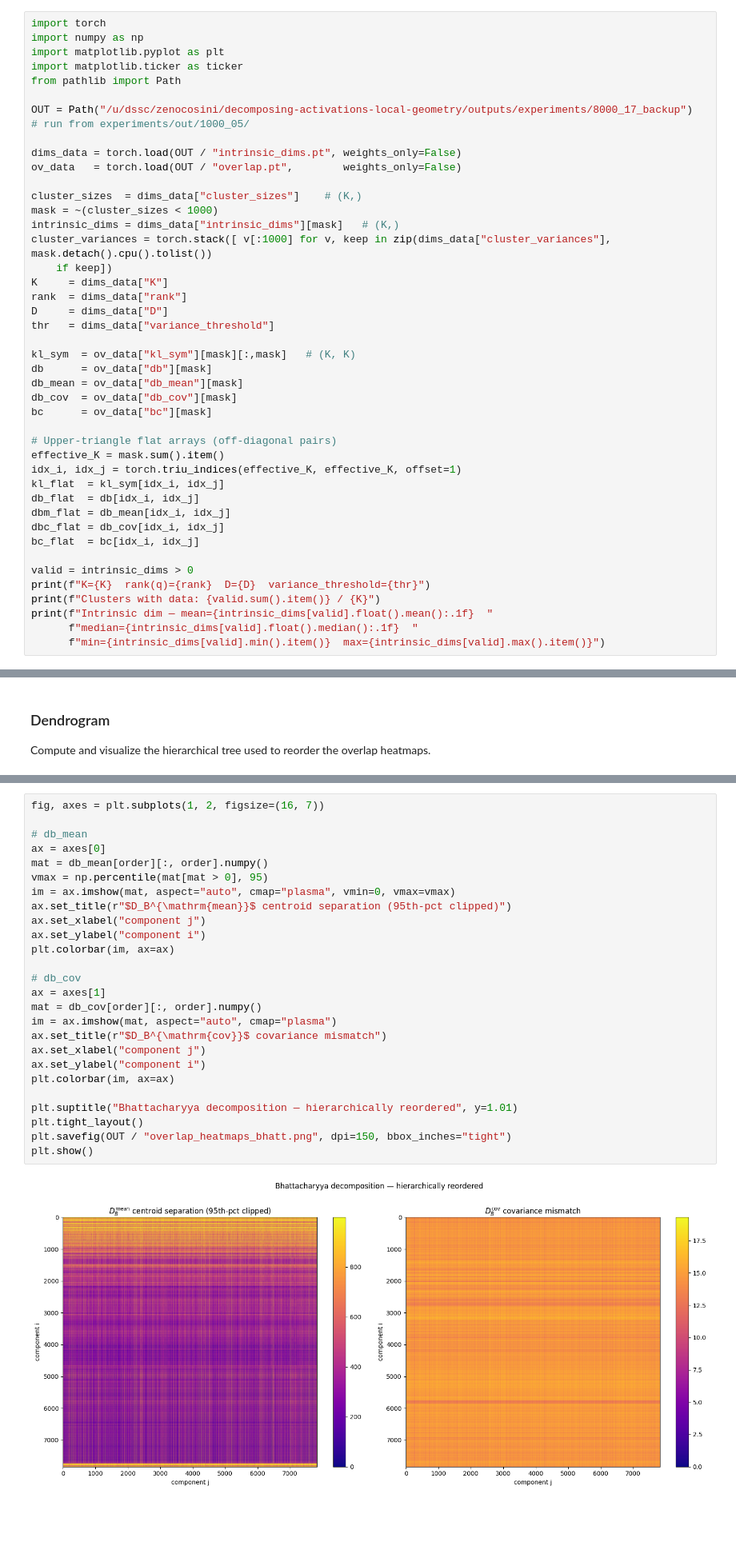
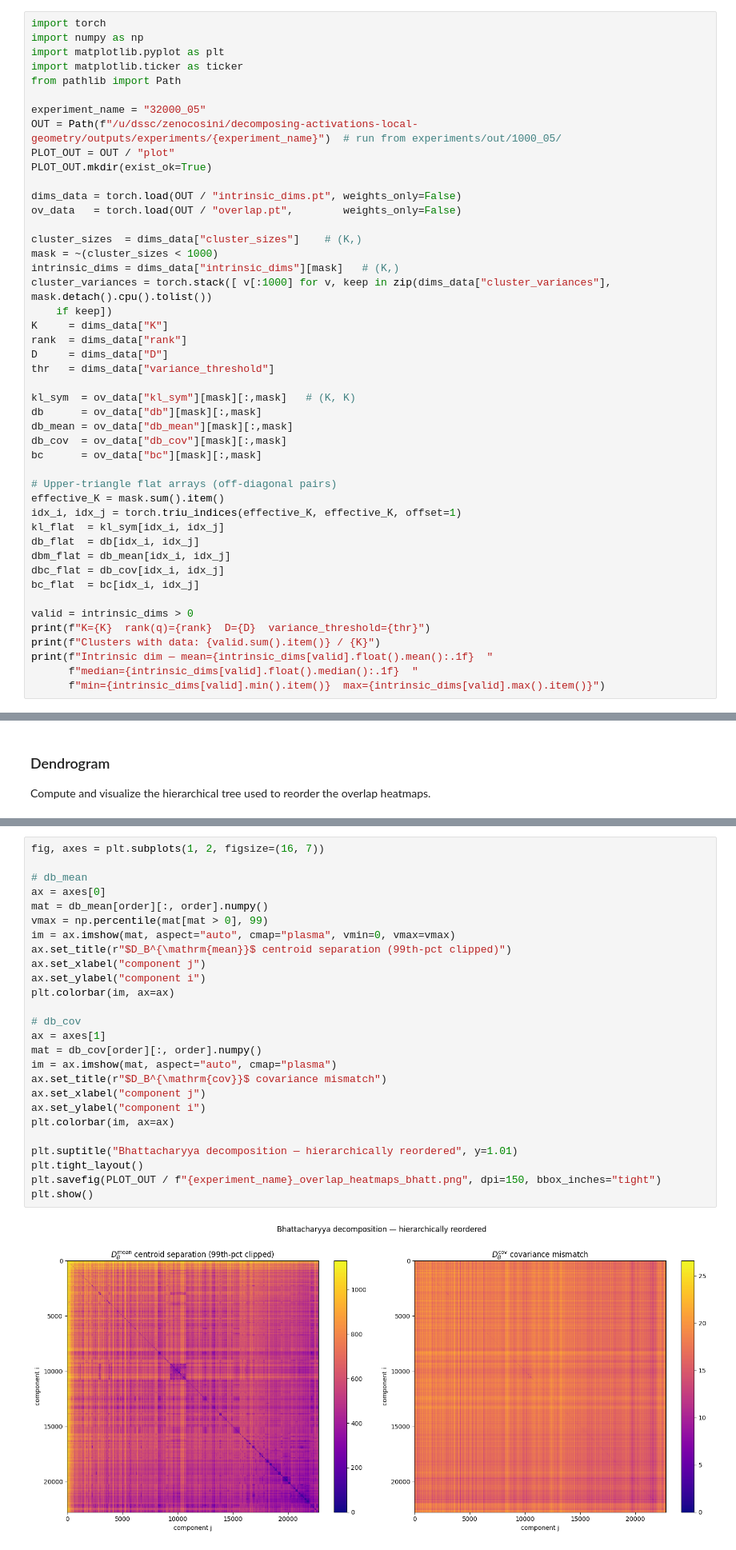
Before and after one commit to alexserra98/decomposing-activations-local-geometry, a Jupyter notebook: notebooks/visualize.ipynb, the cells around one changed output, grey strips where cells are left out. Shown at 80% size. Drawn from its saved outputs; the diff is of its cells as text; blank space fills up the shorter version.

```diff
--- a/notebooks/visualize.ipynb
+++ b/notebooks/visualize.ipynb
@@ -9,7 +9,10 @@ import matplotlib.pyplot as plt
 import matplotlib.ticker as ticker
 from pathlib import Path
 
-OUT = Path("/u/dssc/zenocosini/decomposing-activations-local-geometry/outputs/experiments/8000_17_backup")  # run from experiments/out/1000_05/
+experiment_name = "32000_05"
+OUT = Path(f"/u/dssc/zenocosini/decomposing-activations-local-geometry/outputs/experiments/{experiment_name}")  # run from experiments/out/1000_05/
+PLOT_OUT = OUT / "plot"
+PLOT_OUT.mkdir(exist_ok=True)
 
 dims_data = torch.load(OUT / "intrinsic_dims.pt", weights_only=False)
 ov_data   = torch.load(OUT / "overlap.pt",        weights_only=False)
@@ -25,10 +28,10 @@ D     = dims_data["D"]
 thr   = dims_data["variance_threshold"]
 
 kl_sym  = ov_data["kl_sym"][mask][:,mask]   # (K, K)
-db      = ov_data["db"][mask]
-db_mean = ov_data["db_mean"][mask]
-db_cov  = ov_data["db_cov"][mask]
-bc      = ov_data["bc"][mask]
+db      = ov_data["db"][mask][:,mask]
+db_mean = ov_data["db_mean"][mask][:,mask]
+db_cov  = ov_data["db_cov"][mask][:,mask]
+bc      = ov_data["bc"][mask][:,mask]
 
 # Upper-triangle flat arrays (off-diagonal pairs)
 effective_K = mask.sum().item()
@@ -344,31 +344,31 @@ plt.show()
 # %%
 fig, axes = plt.subplots(1, 2, figsize=(16, 7))
 
 # db_mean
 ax = axes[0]
 mat = db_mean[order][:, order].numpy()
-vmax = np.percentile(mat[mat > 0], 95)
+vmax = np.percentile(mat[mat > 0], 99)
 im = ax.imshow(mat, aspect="auto", cmap="plasma", vmin=0, vmax=vmax)
-ax.set_title(r"$D_B^{\mathrm{mean}}$ centroid separation (95th-pct clipped)")
+ax.set_title(r"$D_B^{\mathrm{mean}}$ centroid separation (99th-pct clipped)")
 ax.set_xlabel("component j")
 ax.set_ylabel("component i")
 plt.colorbar(im, ax=ax)
 
 # db_cov
 ax = axes[1]
 mat = db_cov[order][:, order].numpy()
 im = ax.imshow(mat, aspect="auto", cmap="plasma")
 ax.set_title(r"$D_B^{\mathrm{cov}}$ covariance mismatch")
 ax.set_xlabel("component j")
 ax.set_ylabel("component i")
 plt.colorbar(im, ax=ax)
 
 plt.suptitle("Bhattacharyya decomposition — hierarchically reordered", y=1.01)
 plt.tight_layout()
-plt.savefig(OUT / "overlap_heatmaps_bhatt.png", dpi=150, bbox_inches="tight")
+plt.savefig(PLOT_OUT / f"{experiment_name}_overlap_heatmaps_bhatt.png", dpi=150, bbox_inches="tight")
 plt.show()
 # %% [output]
-[figure, old version]
+[figure, new version]
 # %% [markdown]
 ## 5. Nearest-Neighbour Overlap Profile
 
```
Also changed, not shown: parts of 14 cells of this notebook, 1 other file.
